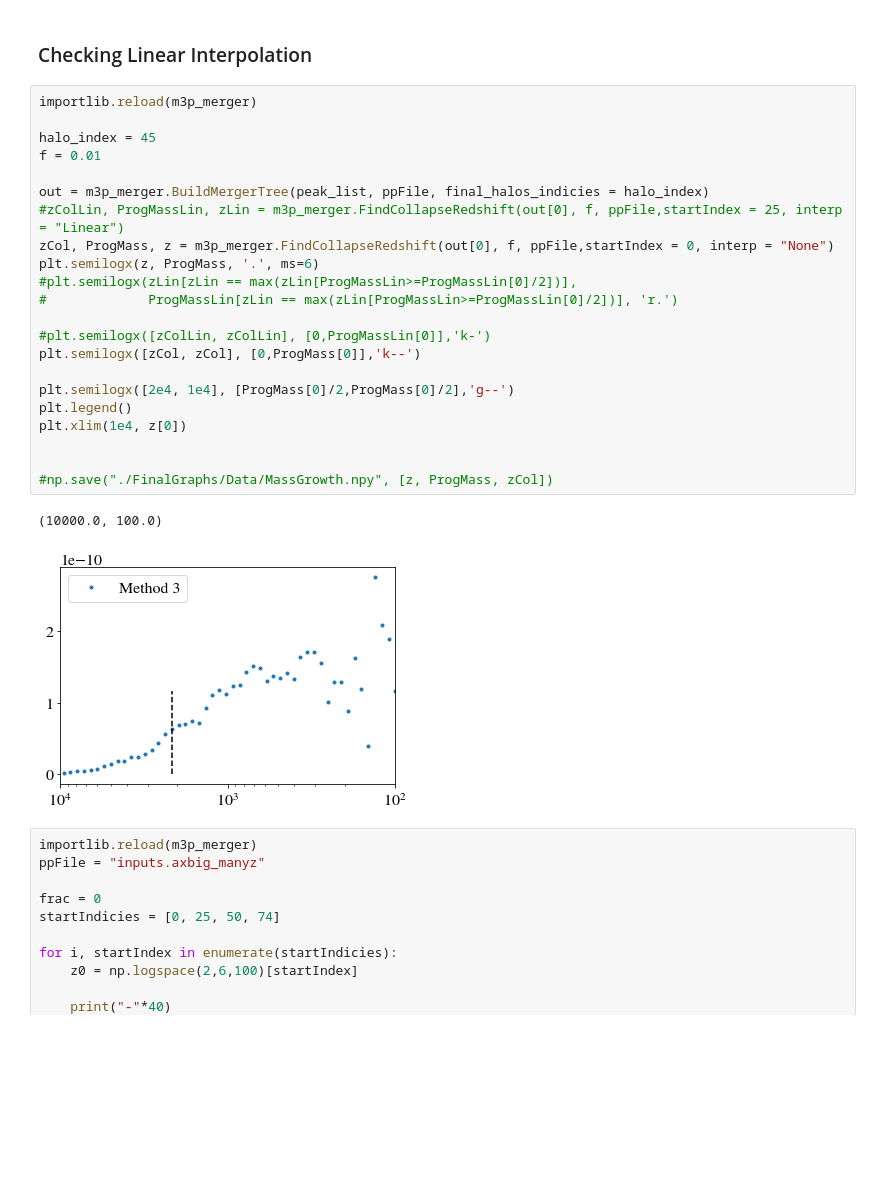
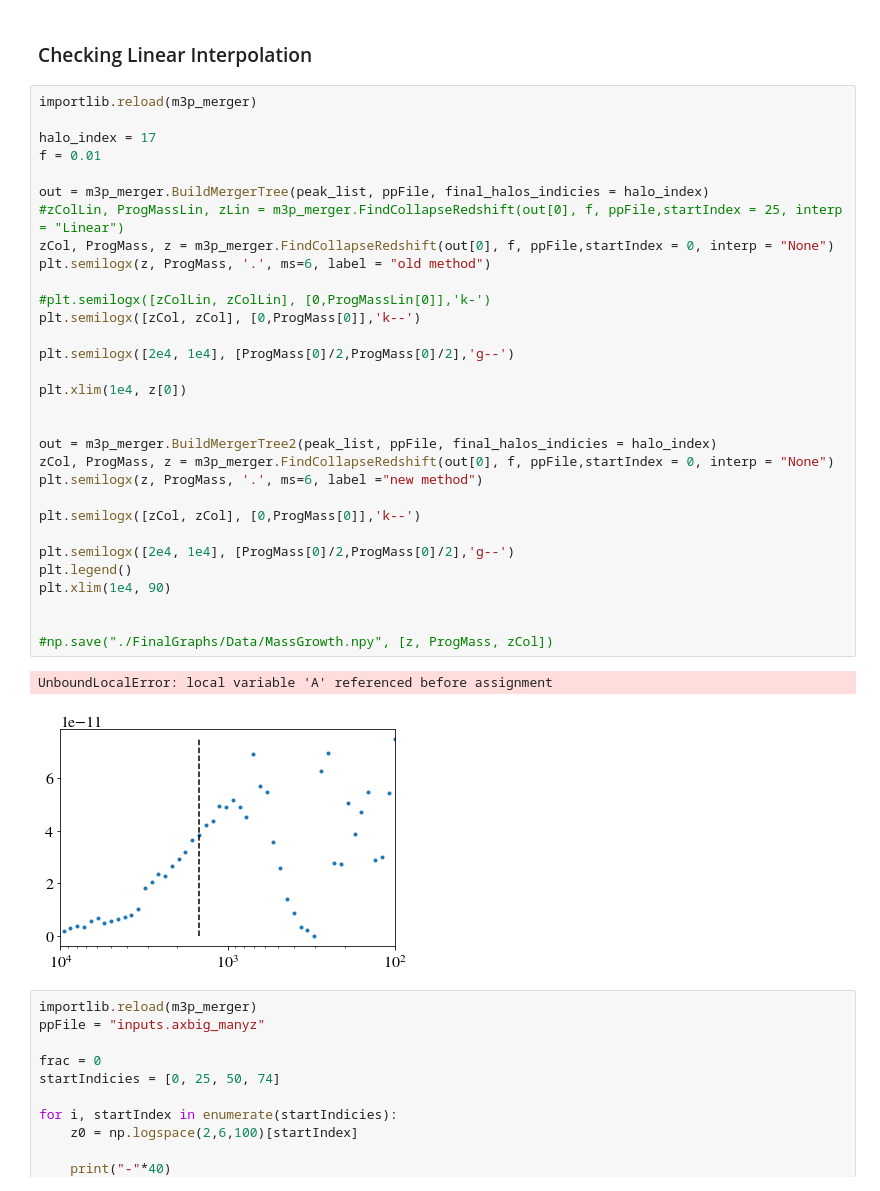
Before and after one commit to David-Ellis/m3p_merger, a Jupyter notebook: MergerTree.ipynb, the cells around one changed output. Drawn from its saved outputs; the diff is of its cells as text; blank space fills up the shorter version.

```diff
--- a/MergerTree.ipynb
+++ b/MergerTree.ipynb
@@ -79,28 +82,37 @@ fig = m3p_merger.plotMergerTree(out[0][::5], ppFile, startIndex=0, font_size = 1
 # %%
 importlib.reload(m3p_merger)
 
-halo_index = 45
+halo_index = 17
 f = 0.01
 
 out = m3p_merger.BuildMergerTree(peak_list, ppFile, final_halos_indicies = halo_index)
 #zColLin, ProgMassLin, zLin = m3p_merger.FindCollapseRedshift(out[0], f, ppFile,startIndex = 25, interp = "Linear")
 zCol, ProgMass, z = m3p_merger.FindCollapseRedshift(out[0], f, ppFile,startIndex = 0, interp = "None")
-plt.semilogx(z, ProgMass, '.', ms=6)
-#plt.semilogx(zLin[zLin == max(zLin[ProgMassLin>=ProgMassLin[0]/2])],
-#             ProgMassLin[zLin == max(zLin[ProgMassLin>=ProgMassLin[0]/2])], 'r.')
+plt.semilogx(z, ProgMass, '.', ms=6, label = "old method")
 
 #plt.semilogx([zColLin, zColLin], [0,ProgMassLin[0]],'k-')
 plt.semilogx([zCol, zCol], [0,ProgMass[0]],'k--')
 
 plt.semilogx([2e4, 1e4], [ProgMass[0]/2,ProgMass[0]/2],'g--')
-plt.legend()
+
 plt.xlim(1e4, z[0])
 
 
+out = m3p_merger.BuildMergerTree2(peak_list, ppFile, final_halos_indicies = halo_index)
+zCol, ProgMass, z = m3p_merger.FindCollapseRedshift(out[0], f, ppFile,startIndex = 0, interp = "None")
+plt.semilogx(z, ProgMass, '.', ms=6, label ="new method")
+
+plt.semilogx([zCol, zCol], [0,ProgMass[0]],'k--')
+
+plt.semilogx([2e4, 1e4], [ProgMass[0]/2,ProgMass[0]/2],'g--')
+plt.legend()
+plt.xlim(1e4, 90)
+
+
 #np.save("./FinalGraphs/Data/MassGrowth.npy", [z, ProgMass, zCol])
 # %% [output]
-(10000.0, 100.0)
+UnboundLocalError: local variable 'A' referenced before assignment
-[figure, old version]
+[figure, new version]
 # %%
 importlib.reload(m3p_merger)
 ppFile = "inputs.axbig_manyz"
```
Also changed, not shown: parts of 4 cells of this notebook, 1 other file.
